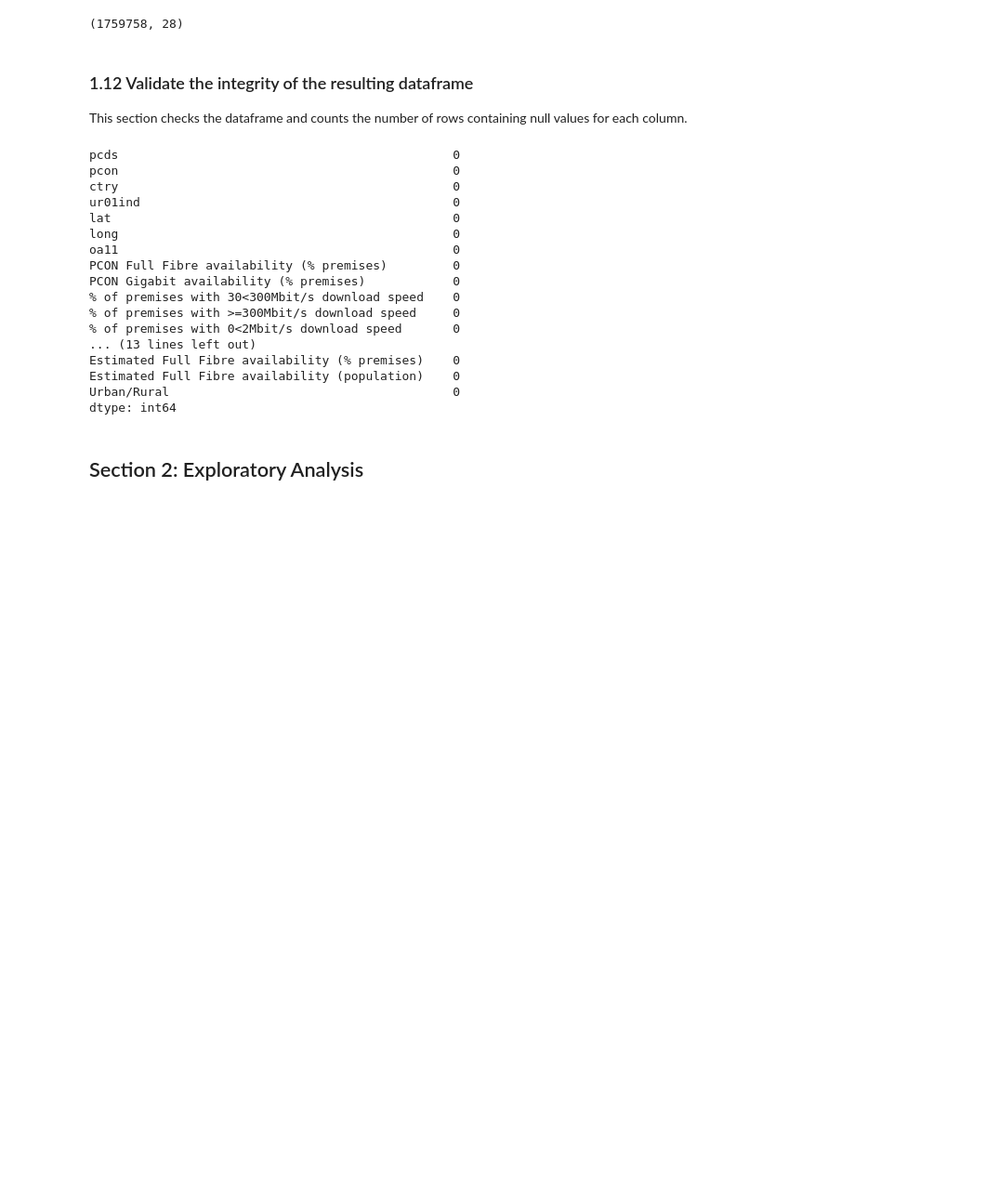
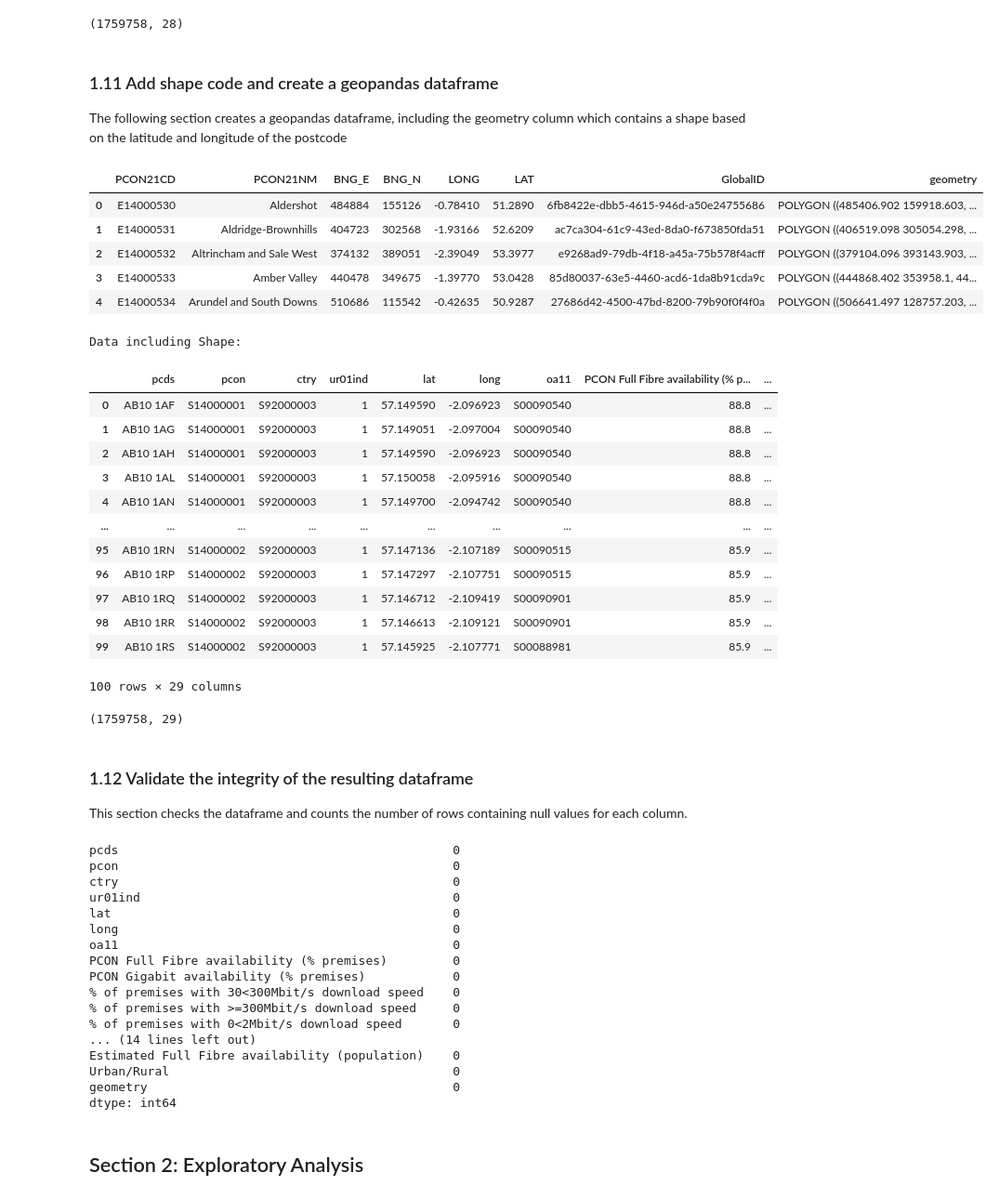
Before and after one commit to yuliiabosher/Fiber-optic-project, a Jupyter notebook: ColabNotebooks/PostcodeLevelFibreDataAnalysis.ipynb, the cells around one changed output. Shown at 93% size. Drawn from its saved outputs; the diff is of its cells as text; code cells hidden in the pictures; blank space fills up the shorter version.

```diff
--- a/ColabNotebooks/PostcodeLevelFibreDataAnalysis.ipynb
+++ b/ColabNotebooks/PostcodeLevelFibreDataAnalysis.ipynb
@@ -393,11 +393,57 @@ Data including Rural/Urban classification:
 | 99 | AB10 1RS | S14000002 | S92000003 | 1 | 57.145925 | -2.107771 | S00088981 | 85.9 | ... |
 100 rows × 28 columns
 (1759758, 28)
+# %% [markdown]
+### 1.11 Add shape code and create a geopandas dataframe
+The following section creates a geopandas dataframe, including the geometry column which contains a shape based on the latitude and longitude of the postcode
+# %%
+import geopandas as gpd
+#############
+# This section adds an Urban/Rural classification column to the data based on interpreting the 2001 census urban/rural indicator
+# - Define a custome function to combine columns
+# - Apply the custom function create a new column "Urban/Rural"
+# - Show the top of the resulting data and the shape of the dataframe
+#############
+gdfCombinedONSOFCOMData = gpd.GeoDataFrame(
+    dfCombinedONSOFCOMData, geometry=gpd.points_from_xy(dfCombinedONSOFCOMData.long, dfCombinedONSOFCOMData.lat), crs="EPSG:4326"
+)
+
+constituencies = gpd.read_file('https://github.com/yuliiabosher/Fiber-optic-project/raw/refs/heads/parliamentary-constituencies/Westminster_Parliamentary_Constituencies_Dec_2021_UK_BUC_2022_-8882165546947265805.zip')
+display(constituencies.head())
+
+#gdfCombinedONSOFCOMData = gdfCombinedONSOFCOMData.merge(constituencies, left_on='pcon', right_on='PCON21CD')
+
+# - Show the top of the resulting data and the shape of the dataframe
+print("Data including Shape:")
+display(gdfCombinedONSOFCOMData.head(100))
+print(gdfCombinedONSOFCOMData.shape)
+# %% [output]
+|  | PCON21CD | PCON21NM | BNG_E | BNG_N | LONG | LAT | GlobalID | geometry |
+| 0 | E14000530 | Aldershot | 484884 | 155126 | -0.78410 | 51.2890 | 6fb8422e-dbb5-4615-946d-a50e24755686 | POLYGON ((485406.902 159918.603, ... |
+| 1 | E14000531 | Aldridge-Brownhills | 404723 | 302568 | -1.93166 | 52.6209 | ac7ca304-61c9-43ed-8da0-f673850fda51 | POLYGON ((406519.098 305054.298, ... |
+| 2 | E14000532 | Altrincham and Sale West | 374132 | 389051 | -2.39049 | 53.3977 | e9268ad9-79db-4f18-a45a-75b578f4acff | POLYGON ((379104.096 393143.903, ... |
+| 3 | E14000533 | Amber Valley | 440478 | 349675 | -1.39770 | 53.0428 | 85d80037-63e5-4460-acd6-1da8b91cda9c | POLYGON ((444868.402 353958.1, 44... |
+| 4 | E14000534 | Arundel and South Downs | 510686 | 115542 | -0.42635 | 50.9287 | 27686d42-4500-47bd-8200-79b90f0f4f0a | POLYGON ((506641.497 128757.203, ... |
+Data including Shape:
+|  | pcds | pcon | ctry | ur01ind | lat | long | oa11 | PCON Full Fibre availability (% p... | ... |
+| 0 | AB10 1AF | S14000001 | S92000003 | 1 | 57.149590 | -2.096923 | S00090540 | 88.8 | ... |
+| 1 | AB10 1AG | S14000001 | S92000003 | 1 | 57.149051 | -2.097004 | S00090540 | 88.8 | ... |
+| 2 | AB10 1AH | S14000001 | S92000003 | 1 | 57.149590 | -2.096923 | S00090540 | 88.8 | ... |
+| 3 | AB10 1AL | S14000001 | S92000003 | 1 | 57.150058 | -2.095916 | S00090540 | 88.8 | ... |
+| 4 | AB10 1AN | S14000001 | S92000003 | 1 | 57.149700 | -2.094742 | S00090540 | 88.8 | ... |
+| ... | ... | ... | ... | ... | ... | ... | ... | ... | ... |
+| 95 | AB10 1RN | S14000002 | S92000003 | 1 | 57.147136 | -2.107189 | S00090515 | 85.9 | ... |
+| 96 | AB10 1RP | S14000002 | S92000003 | 1 | 57.147297 | -2.107751 | S00090515 | 85.9 | ... |
+| 97 | AB10 1RQ | S14000002 | S92000003 | 1 | 57.146712 | -2.109419 | S00090901 | 85.9 | ... |
+| 98 | AB10 1RR | S14000002 | S92000003 | 1 | 57.146613 | -2.109121 | S00090901 | 85.9 | ... |
+| 99 | AB10 1RS | S14000002 | S92000003 | 1 | 57.145925 | -2.107771 | S00088981 | 85.9 | ... |
+100 rows × 29 columns
+(1759758, 29)
 # %% [markdown]
 ### 1.12 Validate the integrity of the resulting dataframe
 This section checks the dataframe and counts the number of rows containing null values for each column.
 # %%
-result = dfCombinedONSOFCOMData.isnull().sum()
+result = gdfCombinedONSOFCOMData.isnull().sum()
 print(result)
 # %% [output]
 pcds                                              0
@@ -412,10 +458,10 @@ PCON Gigabit availability (% premises)            0
 % of premises with 30<300Mbit/s download speed    0
 % of premises with >=300Mbit/s download speed     0
 % of premises with 0<2Mbit/s download speed       0
-... (13 lines left out)
-Estimated Full Fibre availability (% premises)    0
+... (14 lines left out)
 Estimated Full Fibre availability (population)    0
 Urban/Rural                                       0
+geometry                                          0
 dtype: int64
 # %% [markdown]
 ## Section 2: Exploratory Analysis
```
Also changed, not shown: parts of 3 cells of this notebook.
